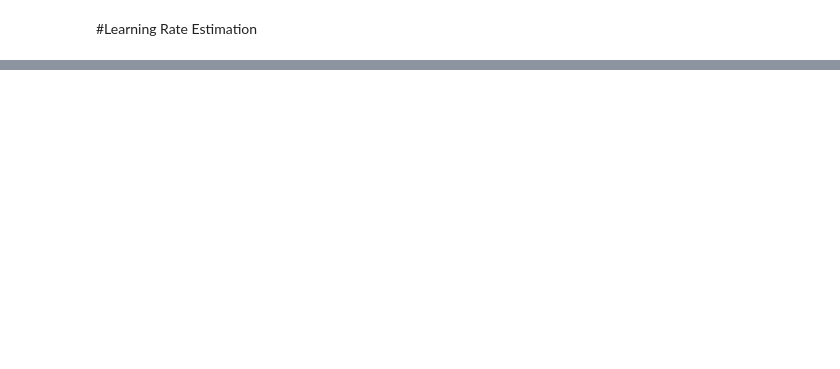
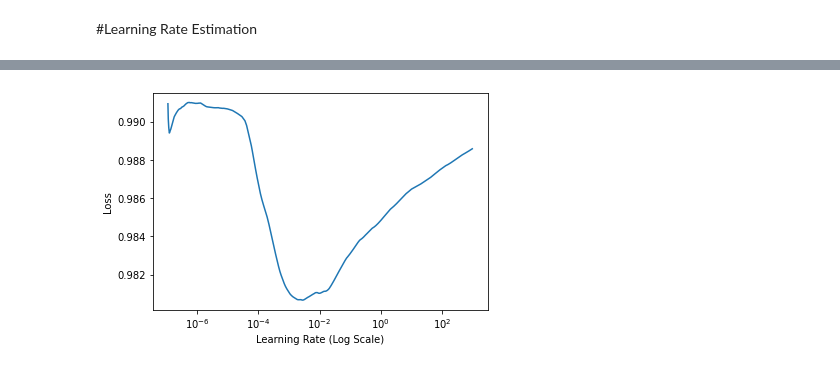
Before and after one commit to sgerloff/sustainable_deepfashion, a Jupyter notebook: notebooks/google_colab/LearningRateEstimator.ipynb, the cells around one changed output, grey strips where cells are left out. Drawn from its saved outputs; the diff is of its cells as text; code cells hidden in the pictures; blank space fills up the shorter version.

```diff
--- a/notebooks/google_colab/LearningRateEstimator.ipynb
+++ b/notebooks/google_colab/LearningRateEstimator.ipynb
@@ -63,0 +101,18 @@ Epoch 3/3
+# %%
+instruction_parser = InstructionParser("resnet50v2_frozen.json")
+train_df = load_dataframe(instruction_parser.instruction["train_data"]["dataframe"])
+
+model = instruction_parser.get_model()
+model.compile(
+    loss=instruction_parser.get_loss(),
+    optimizer=instruction_parser.get_optimizer()
+)
+
+dataset = instruction_parser.get_train_dataset().repeat()
+
+steps_per_epoch = train_df["pair_id"].nunique()
+
+lrf = LearningRateEstimator()
+lrf.find(model, dataset, 1e-7, 1e3, steps_per_epoch=steps_per_epoch)
+lrf.plot_loss()
+# %% [output]
@@ -63,0 +122 @@ Epoch 3/3
+[figure, added]
```
Also changed, not shown: parts of 6 cells of this notebook.
